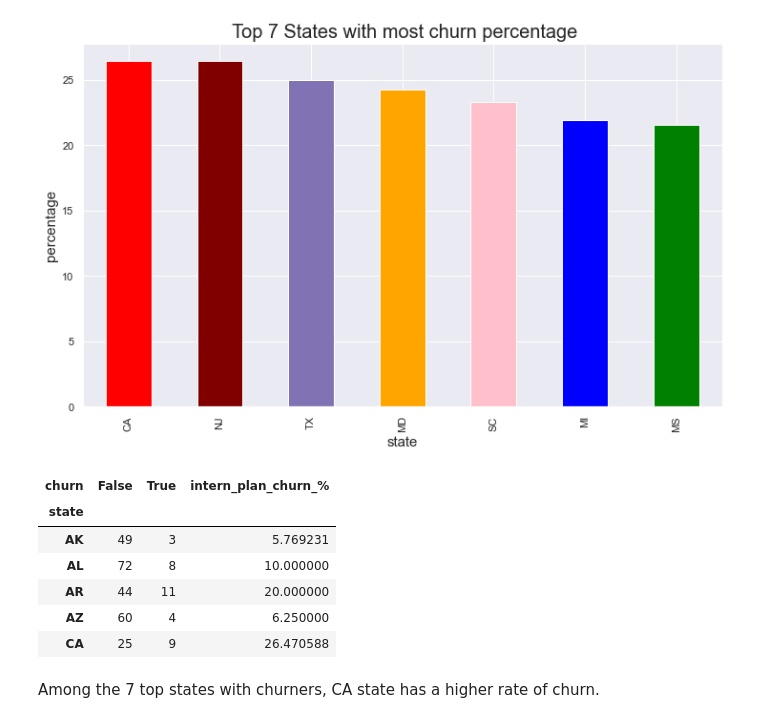
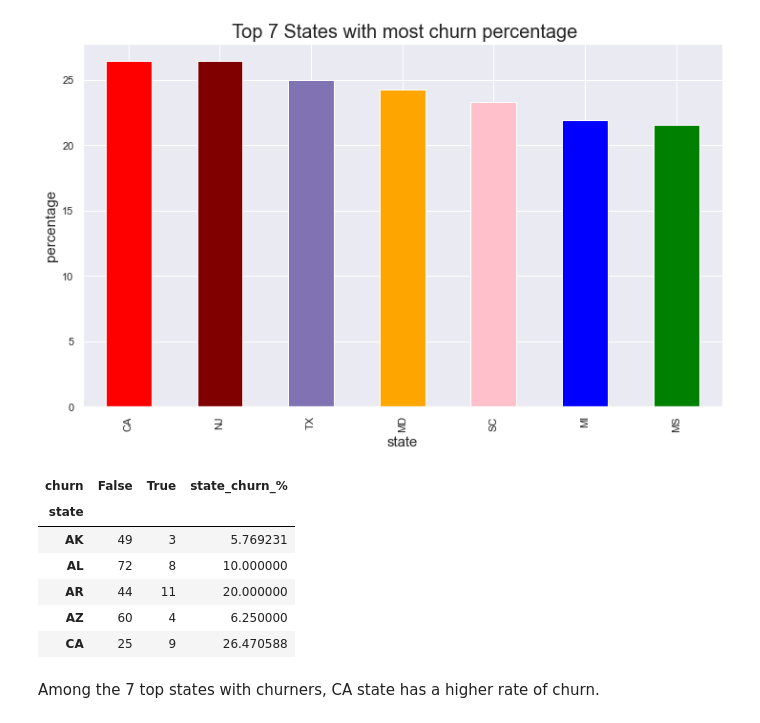
Before and after one commit to Leon380/Phase3_Project, a Jupyter notebook: notebook.ipynb, the cells around one changed output. Cells and saved outputs as stored; diff of their text form; code cells hidden in the pictures.

```diff
--- a/notebook.ipynb
+++ b/notebook.ipynb
@@ -55,7 +58,7 @@ The data used is a csv file `syriatel.csv`. Load the data and preview the first
 # %%
 # importing data using pandas
 import pandas as pd
-df = pd.read_csv('syriatel.csv')
+df = pd.read_csv('data\syriatel.csv')
 df.head()
 # %% [output]
 |  | state | account length | area code | phone number | international plan | voice mail plan | ... |
@@ -309,14 +312,14 @@ plt.show()
 # %% [output]
 [figure]
 # %%
-def x_with_churn(s_data,s_col1,s_col2):
+def x_with_churn(s_data,s_col1,s_col2, nw_col):
     churn_df= pd.crosstab(s_data[s_col1],s_data[s_col2])
-    churn_df['intern_plan_churn_%'] = churn_df.apply(lambda x : x[1]/(x[0]+x[1])*100, axis=1)
+    churn_df[nw_col] = churn_df.apply(lambda x : x[1]/(x[0]+x[1])*100, axis=1)
     return churn_df
-state_churn = x_with_churn(df, "state", "churn")
+state_churn = x_with_churn(df, "state", "churn", 'state_churn_%')
 state_churn.head()
 # %% [output]
-| churn | False | True | intern_plan_churn_% |
+| churn | False | True | state_churn_% |
 | state |  |  |  |
 | AK | 49 | 3 | 5.769231 |
 | AL | 72 | 8 | 10.000000 |
```
Also changed, not shown: parts of 15 cells of this notebook, 9 other files.
